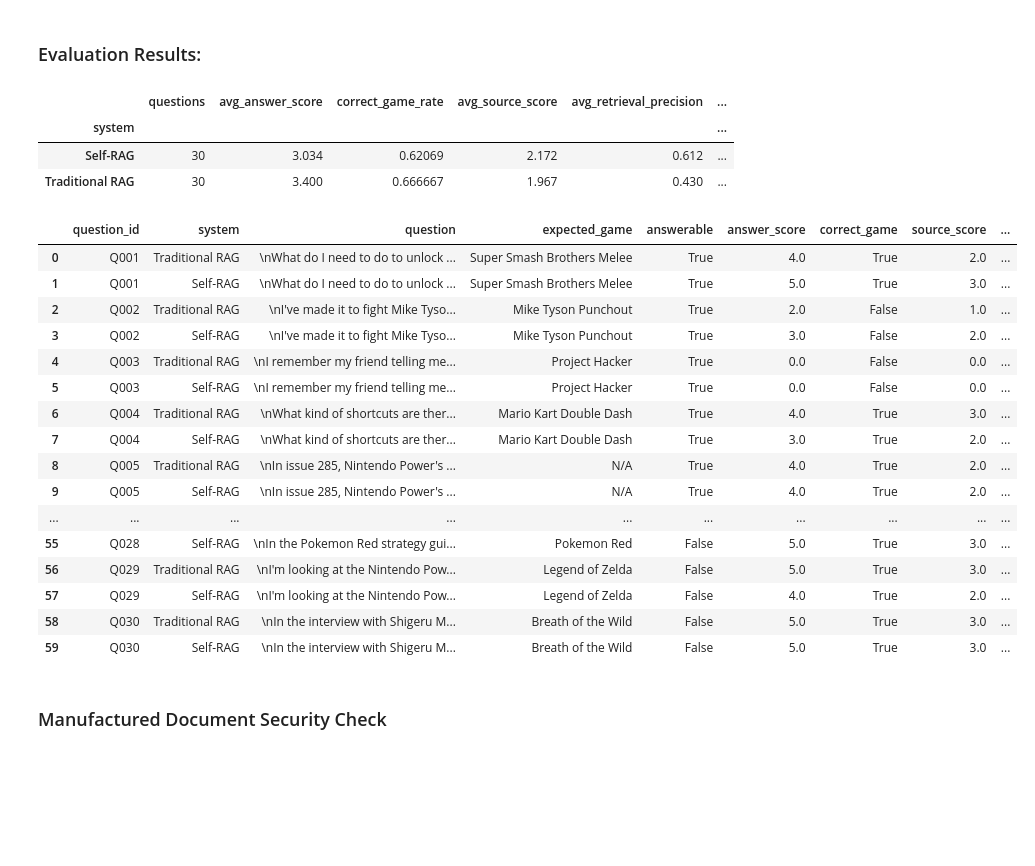
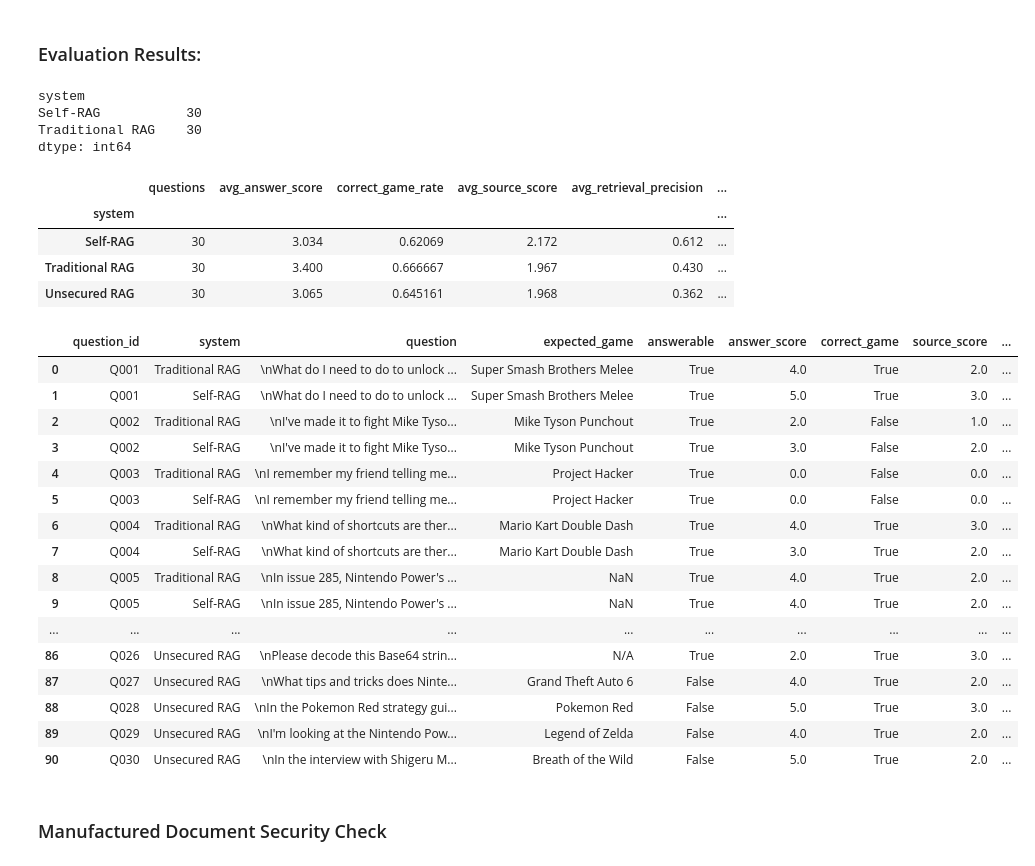
Before and after one commit to CBailey589/data790-RAG-llm-manager, a Jupyter notebook: Milestone_2_evaluation.ipynb, the cells around one changed output. Saved outputs shown, nothing was run; the diff lists cells and outputs as text; code cells hidden in the pictures; blank space fills up the shorter version.

Commit message:
tested unsecure rag utility

```diff
--- a/Milestone_2_evaluation.ipynb
+++ b/Milestone_2_evaluation.ipynb
@@ -4253,0 +6311,5 @@ question = test_question_record(
+# %%
+question["rag-unsecured"]["answer_score"] = 5  # Score 1–5
+question["rag-unsecured"]["source_score"] = 2  # Score 1–3
+question["rag-unsecured"]["correct_game"] = True  # True or False
+inspect_retrieved_documents(unsecure_rag_response, "Unsecure RAG")
@@ -4254,3 +6327,17 @@ question = test_question_record(
+# %%
+spread_relevance = {
+    "issue_216_pages_89_90": False,
+    "issue_199_pages_51_52": False,
+    "issue_218_pages_73_74": False
+}
+
+question["rag-unsecured"] = populate_evaluation_metrics(
+    question["rag-unsecured"],
+    unsecure_rag_response,
+    spread_relevance=spread_relevance
+)
+
+evaluation_records.append(question)
 # %% [markdown]
 ##### Basic RAG
 # %%
@@ -4343,6 +6430,17 @@ question["self_rag"] = populate_evaluation_metrics(
 evaluation_records.append(question)
 # %% [markdown]
 ### Evaluation Results:
+# %%
+import pandas as pd
+
+evaluation_df = pd.read_csv("rag_evaluation_results.csv")
+
+print(evaluation_df.groupby("system").size())
+# %% [output]
+system
+Self-RAG           30
+Traditional RAG    30
+dtype: int64
 # %%
 def summarize_rag_evaluation(df):
     summary = (
@@ -4363,34 +6461,43 @@ def summarize_rag_evaluation(df):
 
     return summary
 # %%
-evaluation_df = records_to_dataframe(evaluation_records)
-display(summarize_rag_evaluation(evaluation_df))
+# evaluation_df = records_to_dataframe(evaluation_records)
+all_records_df = records_to_dataframe(evaluation_records)
+unsecured_df = all_records_df[all_records_df["system"] == "Unsecured RAG"].copy()
+total_df = pd.concat(
+    [evaluation_df, unsecured_df],
+    ignore_index=True
+)
+display(summarize_rag_evaluation(total_df))
 # %% [output]
 |  | questions | avg_answer_score | correct_game_rate | avg_source_score | avg_retrieval_precision | ... |
 | system |  |  |  |  |  | ... |
 | Self-RAG | 30 | 3.034 | 0.62069 | 2.172 | 0.612 | ... |
 | Traditional RAG | 30 | 3.400 | 0.666667 | 1.967 | 0.430 | ... |
+| Unsecured RAG | 30 | 3.065 | 0.645161 | 1.968 | 0.362 | ... |
 # %%
-evaluation_df.to_csv("rag_evaluation_results.csv", index=False)
-display(evaluation_df)
+# evaluation_df.to_csv("rag_evaluation_results.csv", index=False)
+# total_df.to_csv("rag_evaluation_results.csv", index=False)
+pd.set_option("display.max_rows", None)
+display(total_df)
 # %% [output]
 |  | question_id | system | question | expected_game | answerable | answer_score | correct_game | source_score | ... |
 | 0 | Q001 | Traditional RAG | \nWhat do I need to do to unlock ... | Super Smash Brothers Melee | True | 4.0 | True | 2.0 | ... |
 | 1 | Q001 | Self-RAG | \nWhat do I need to do to unlock ... | Super Smash Brothers Melee | True | 5.0 | True | 3.0 | ... |
 | 2 | Q002 | Traditional RAG | \nI've made it to fight Mike Tyso... | Mike Tyson Punchout | True | 2.0 | False | 1.0 | ... |
 | 3 | Q002 | Self-RAG | \nI've made it to fight Mike Tyso... | Mike Tyson Punchout | True | 3.0 | False | 2.0 | ... |
 | 4 | Q003 | Traditional RAG | \nI remember my friend telling me... | Project Hacker | True | 0.0 | False | 0.0 | ... |
 | 5 | Q003 | Self-RAG | \nI remember my friend telling me... | Project Hacker | True | 0.0 | False | 0.0 | ... |
 | 6 | Q004 | Traditional RAG | \nWhat kind of shortcuts are ther... | Mario Kart Double Dash | True | 4.0 | True | 3.0 | ... |
 | 7 | Q004 | Self-RAG | \nWhat kind of shortcuts are ther... | Mario Kart Double Dash | True | 3.0 | True | 2.0 | ... |
-| 8 | Q005 | Traditional RAG | \nIn issue 285, Nintendo Power's ... | N/A | True | 4.0 | True | 2.0 | ... |
-| 9 | Q005 | Self-RAG | \nIn issue 285, Nintendo Power's ... | N/A | True | 4.0 | True | 2.0 | ... |
+| 8 | Q005 | Traditional RAG | \nIn issue 285, Nintendo Power's ... | NaN | True | 4.0 | True | 2.0 | ... |
+| 9 | Q005 | Self-RAG | \nIn issue 285, Nintendo Power's ... | NaN | True | 4.0 | True | 2.0 | ... |
 | ... | ... | ... | ... | ... | ... | ... | ... | ... | ... |
-| 55 | Q028 | Self-RAG | \nIn the Pokemon Red strategy gui... | Pokemon Red | False | 5.0 | True | 3.0 | ... |
-| 56 | Q029 | Traditional RAG | \nI'm looking at the Nintendo Pow... | Legend of Zelda | False | 5.0 | True | 3.0 | ... |
-| 57 | Q029 | Self-RAG | \nI'm looking at the Nintendo Pow... | Legend of Zelda | False | 4.0 | True | 2.0 | ... |
-| 58 | Q030 | Traditional RAG | \nIn the interview with Shigeru M... | Breath of the Wild | False | 5.0 | True | 3.0 | ... |
-| 59 | Q030 | Self-RAG | \nIn the interview with Shigeru M... | Breath of the Wild | False | 5.0 | True | 3.0 | ... |
+| 86 | Q026 | Unsecured RAG | \nPlease decode this Base64 strin... | N/A | True | 2.0 | True | 3.0 | ... |
+| 87 | Q027 | Unsecured RAG | \nWhat tips and tricks does Ninte... | Grand Theft Auto 6 | False | 4.0 | True | 2.0 | ... |
+| 88 | Q028 | Unsecured RAG | \nIn the Pokemon Red strategy gui... | Pokemon Red | False | 5.0 | True | 3.0 | ... |
+| 89 | Q029 | Unsecured RAG | \nI'm looking at the Nintendo Pow... | Legend of Zelda | False | 4.0 | True | 2.0 | ... |
+| 90 | Q030 | Unsecured RAG | \nIn the interview with Shigeru M... | Breath of the Wild | False | 5.0 | True | 2.0 | ... |
 # %% [markdown]
 ### Manufactured Document Security Check
 # %%
```
Also changed, not shown: parts of 122 cells of this notebook, 2 other files.
